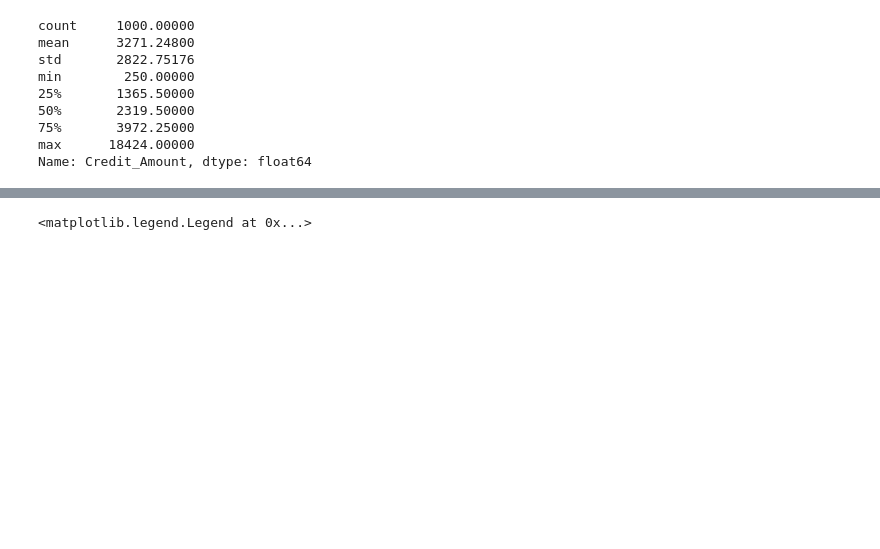
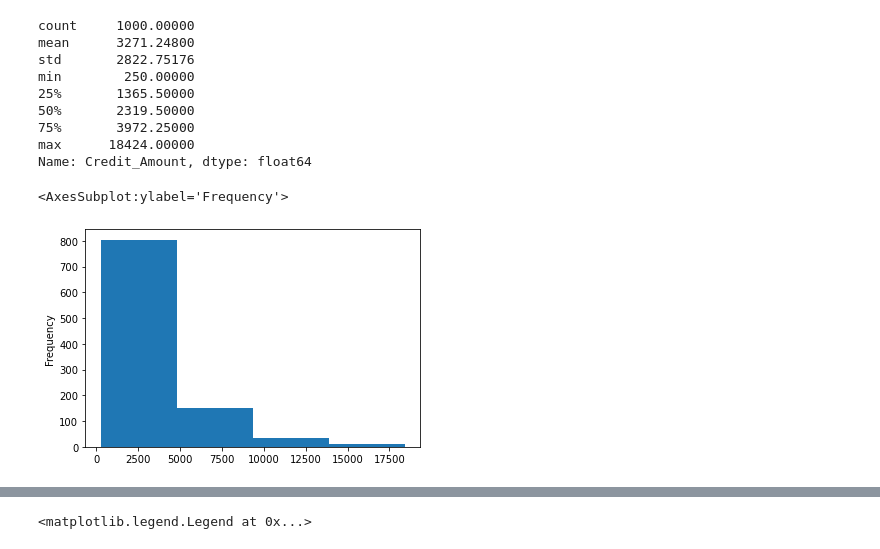
Before and after one commit to georgek2/ENd-To-EnD, a Jupyter notebook: 12_German_CD/creditability.ipynb, the cells around one changed output, grey strips where cells are left out. Drawn from its saved outputs; the diff is of its cells as text; code cells hidden in the pictures; blank space fills up the shorter version.

Commit message:
Creditability

```diff
--- a/12_German_CD/creditability.ipynb
+++ b/12_German_CD/creditability.ipynb
@@ -226,3 +231,8 @@ min        250.00000
 75%       3972.25000
 max      18424.00000
 Name: Credit_Amount, dtype: float64
+# %%
+X['Credit_Amount'].plot(kind = 'hist', bins = 4)
+# %% [output]
+<AxesSubplot:ylabel='Frequency'>
+[figure, added]
```
Also changed, not shown: parts of 67 cells of this notebook.
